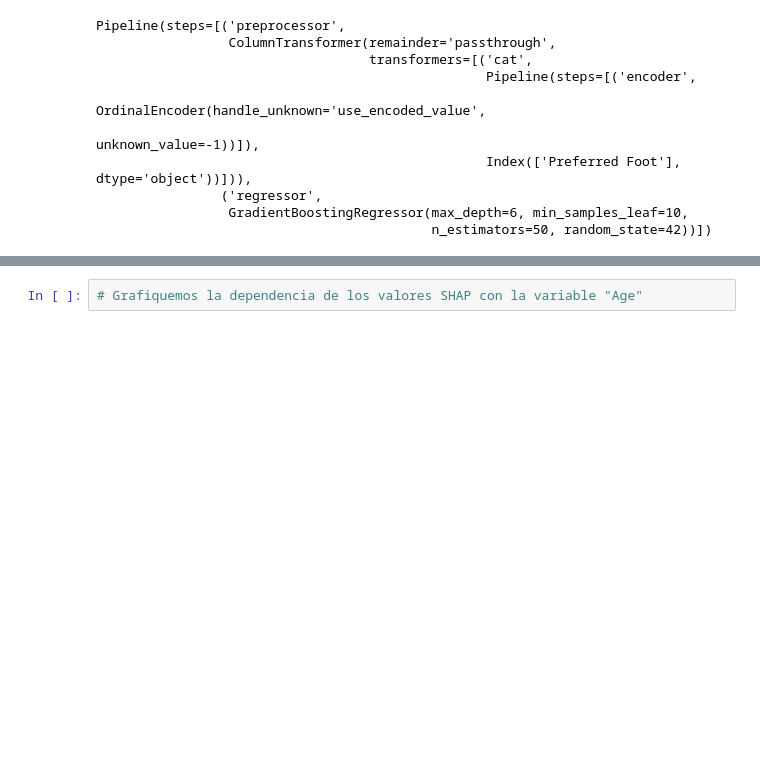
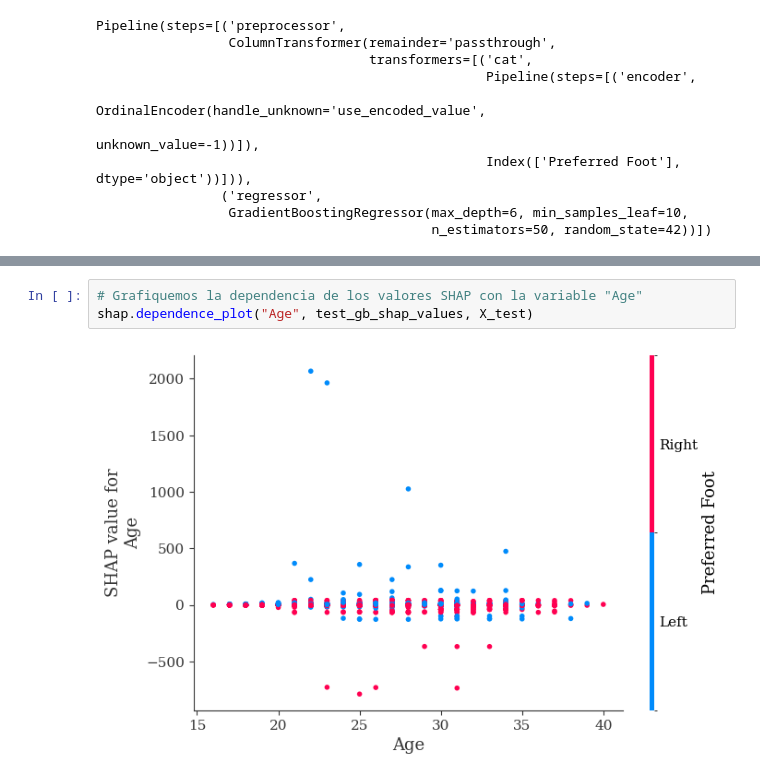
Before and after one commit to maestria-ds-eafit/MachineLearning, a Jupyter notebook: Talleres/1_Regresión_con_RF_y_GB.ipynb, the cells around one changed output, grey strips where cells are left out. Cells and saved outputs as stored; diff of their text form; blank space fills up the shorter version.

```diff
--- a/Talleres/1_Regresión_con_RF_y_GB.ipynb
+++ b/Talleres/1_Regresión_con_RF_y_GB.ipynb
@@ -280,2 +332,5 @@ train_gb_shap_values = ### CÓDIGO AQUÍ ###
 # %%
 # Grafiquemos la dependencia de los valores SHAP con la variable "Age"
+shap.dependence_plot("Age", test_gb_shap_values, X_test)
+# %% [output]
+[figure, added]
```
Also changed, not shown: parts of 11 cells of this notebook, 3 other files.
